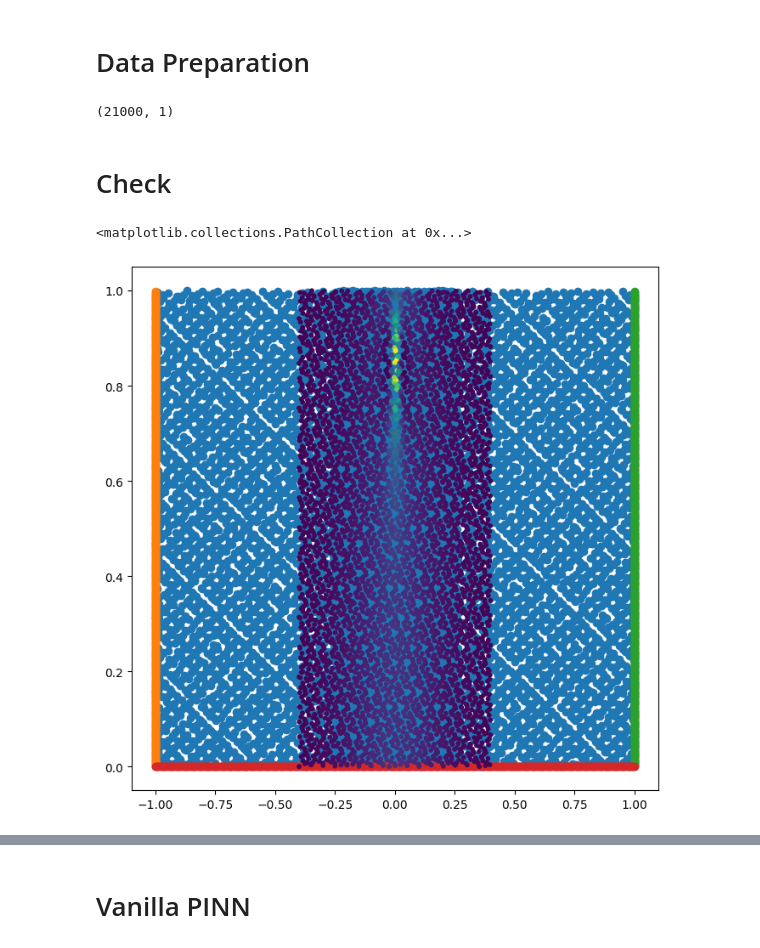
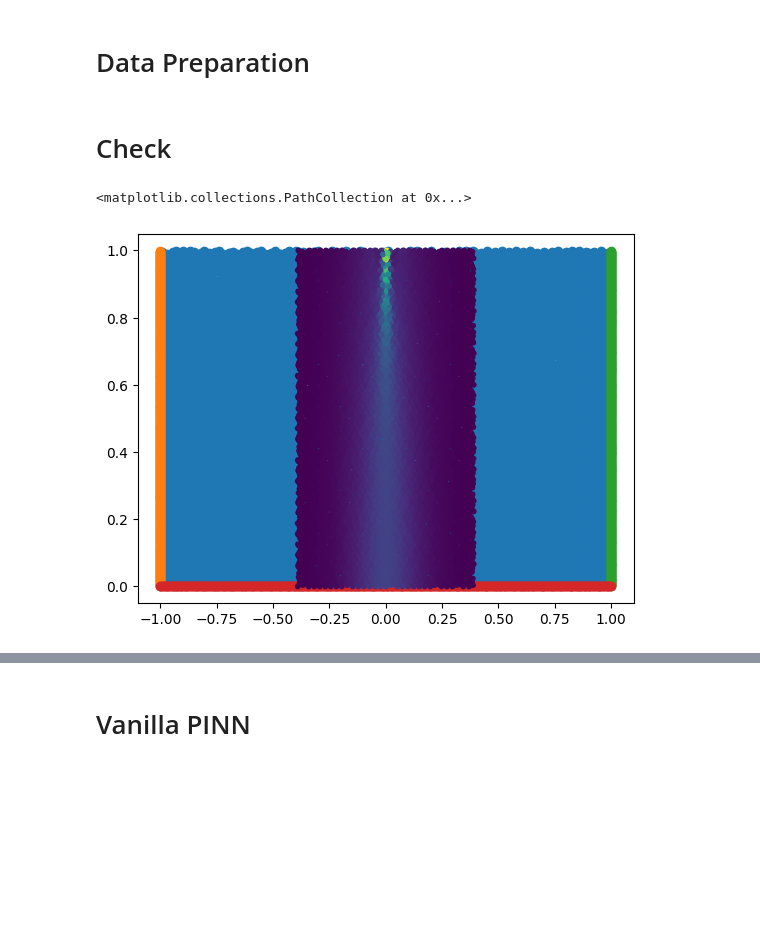
Before and after one commit to NdokiA/shortPulse-PINNs, a Jupyter notebook: pinnCheck-com.ipynb, the cells around one changed output, grey strips where cells are left out. Drawn from its saved outputs; the diff is of its cells as text; code cells hidden in the pictures; blank space fills up the shorter version.

```diff
--- a/pinnCheck-com.ipynb
+++ b/pinnCheck-com.ipynb
@@ -21,8 +21,8 @@ truthLength = np.load('results/ClengthArr.npy')
 # %%
 num_init = 500 #number of initial points
 num_bound = 500 #number of boundary points, each
-num_col = 7000 #number of collocation points
-num_val = 5000 #number of validation sampling points
+num_col = 10000 #number of collocation points
+num_val = 7000 #number of validation sampling points
 # %%
 #IC Function
 def sechPulsePINN(time, amplitude, pulsewidth):
@@ -63,29 +63,22 @@ xL_bound = pinnUtils.generate_points(0, L/L, num_bound)
 txU_bound = (tU_bound, xU_bound)
 txL_bound = (tL_bound, xL_bound)
 
-tx_col = pinnUtils.generate_points(np.array([-T/T,0]),np.array([T/T,L/L]),num_col) #Collocation
-tx_col_add = pinnUtils.generate_points(np.array([-0.25*T/T,0]),np.array([0.25*T/T,L/L]),2*num_col) #Collocation
-tx_col = np.concatenate([tx_col, tx_col_add], axis = 0)
+tx_col = pinnUtils.generate_points(np.array([-T/T,0]),np.array([T/T,L/L]),num_col, seed = 25) #Collocation
 tx_col = (tx_col[:,0].reshape(-1,1), tx_col[:,1].reshape(-1,1))
 #Validation Dataset
 tx_val, uv_val = pinnUtils.ssfm_sampling(truthTime/T, truthLength/L, truthPulse, num_val, clipRange = 400, normalized = False)
-# %%
-tx_col[0].shape
-# %% [output]
-(21000, 1)
 # %% [markdown]
 # Check
 # %%
-fig = plt.figure(figsize = (8,8))
 plt.scatter(tx_col[0][:,-1], tx_col[1][:,-1])
 plt.scatter(tU_bound[:,-1], xU_bound[:,-1])
 plt.scatter(tL_bound[:,-1], xL_bound[:,-1])
 plt.scatter(t_init[:,-1], x_init[:,-1])
 amplitude = uv_val[0][:,0]**2 + uv_val[1][:,0]**2
 plt.scatter(tx_val[0][:, 0], tx_val[1][:, 0], c=amplitude, cmap='viridis', s=10)
 # %% [output]
 <matplotlib.collections.PathCollection at 0x...>
-[figure, old version]
+[figure, new version]
 # %%
 print(f"a = {parameters['alpha']}")
 print(f"b = {parameters['beta2']}")
```
Also changed, not shown: parts of 15 cells of this notebook.
